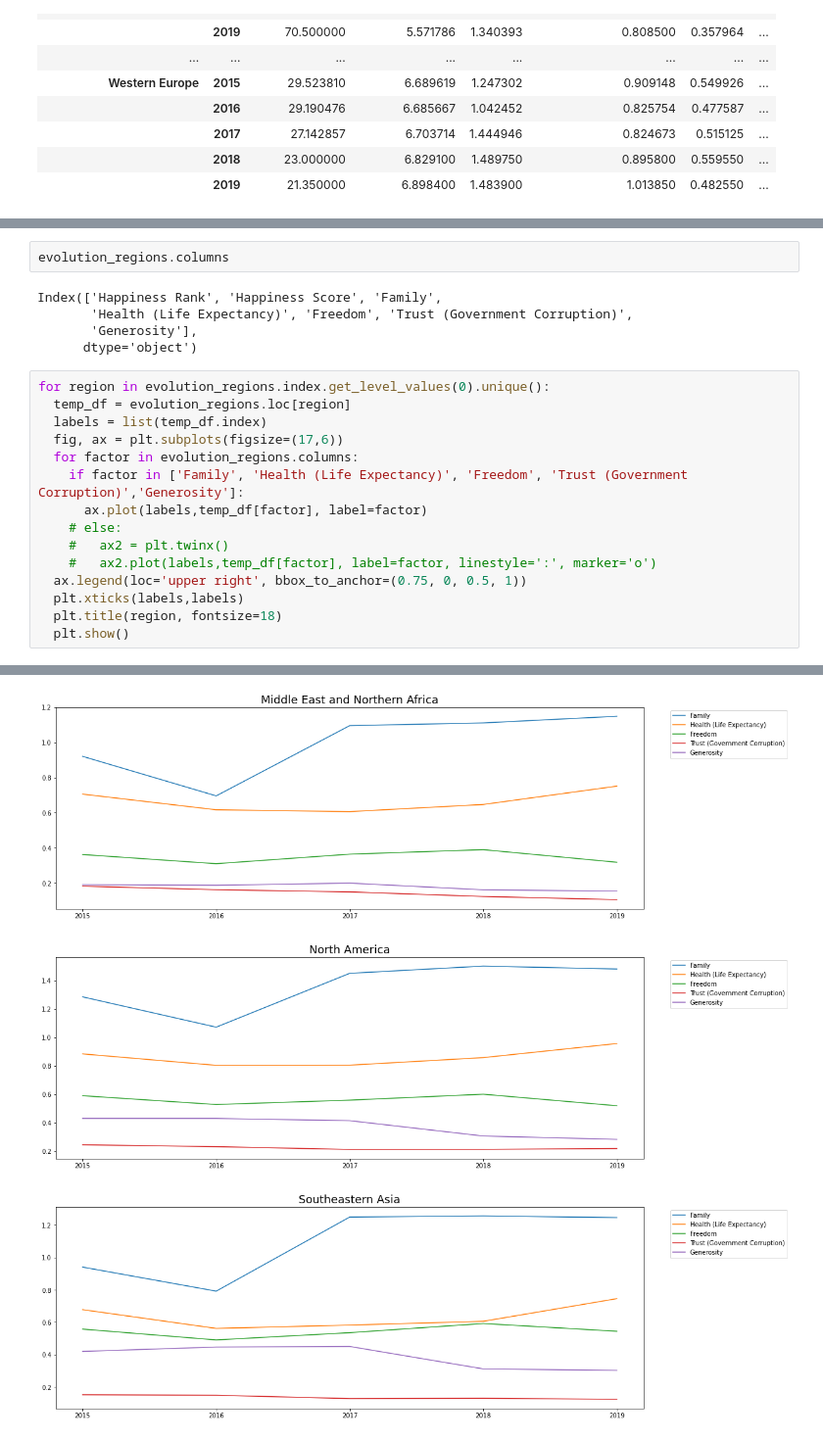
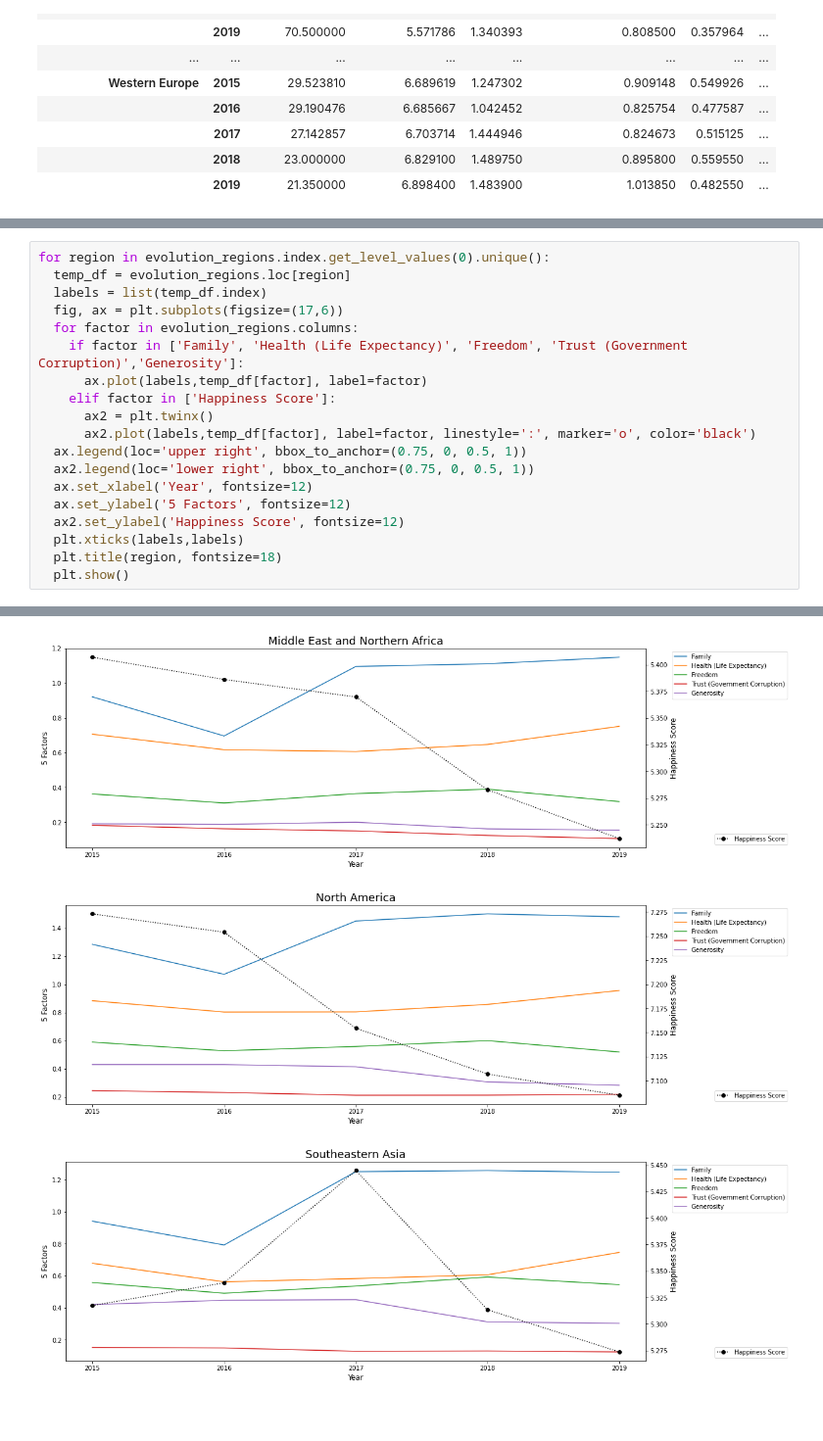
Before and after one commit to blazaropinto/portfolio_PDA_Data_Science, a Jupyter notebook: Happiness_Data_Project.ipynb, the cells around one changed output, grey strips where cells are left out. Shown at 98% size. Drawn from its saved outputs; the diff is of its cells as text; blank space fills up the shorter version.

```diff
--- a/Happiness_Data_Project.ipynb
+++ b/Happiness_Data_Project.ipynb
@@ -498,10 +487,3 @@ we
-# %%
-evolution_regions.columns
-# %% [output]
-Index(['Happiness Rank', 'Happiness Score', 'Family',
-       'Health (Life Expectancy)', 'Freedom', 'Trust (Government Corruption)',
-       'Generosity'],
-      dtype='object')
 # %%
 for region in evolution_regions.index.get_level_values(0).unique():
   temp_df = evolution_regions.loc[region]
@@ -510,10 +492,14 @@ for region in evolution_regions.index.get_level_values(0).unique():
   for factor in evolution_regions.columns:
     if factor in ['Family', 'Health (Life Expectancy)',	'Freedom', 'Trust (Government Corruption)','Generosity']:
       ax.plot(labels,temp_df[factor], label=factor)
-    # else:
-    #   ax2 = plt.twinx()
-    #   ax2.plot(labels,temp_df[factor], label=factor, linestyle=':', marker='o')
+    elif factor in ['Happiness Score']:
+      ax2 = plt.twinx()
+      ax2.plot(labels,temp_df[factor], label=factor, linestyle=':', marker='o', color='black')
   ax.legend(loc='upper right', bbox_to_anchor=(0.75, 0, 0.5, 1))
+  ax2.legend(loc='lower right', bbox_to_anchor=(0.75, 0, 0.5, 1))
+  ax.set_xlabel('Year', fontsize=12)
+  ax.set_ylabel('5 Factors', fontsize=12)
+  ax2.set_ylabel('Happiness Score', fontsize=12)
   plt.xticks(labels,labels)
   plt.title(region, fontsize=18)
   plt.show()
@@ -525,3 +511,3 @@ for region in evolution_regions.index.get_level_values(0).unique():
-[figure, old version]
+[figure, new version]
-[figure, old version]
+[figure, new version]
-[figure, old version]
+[figure, new version]
```
Also changed, not shown: parts of 2 cells of this notebook.
